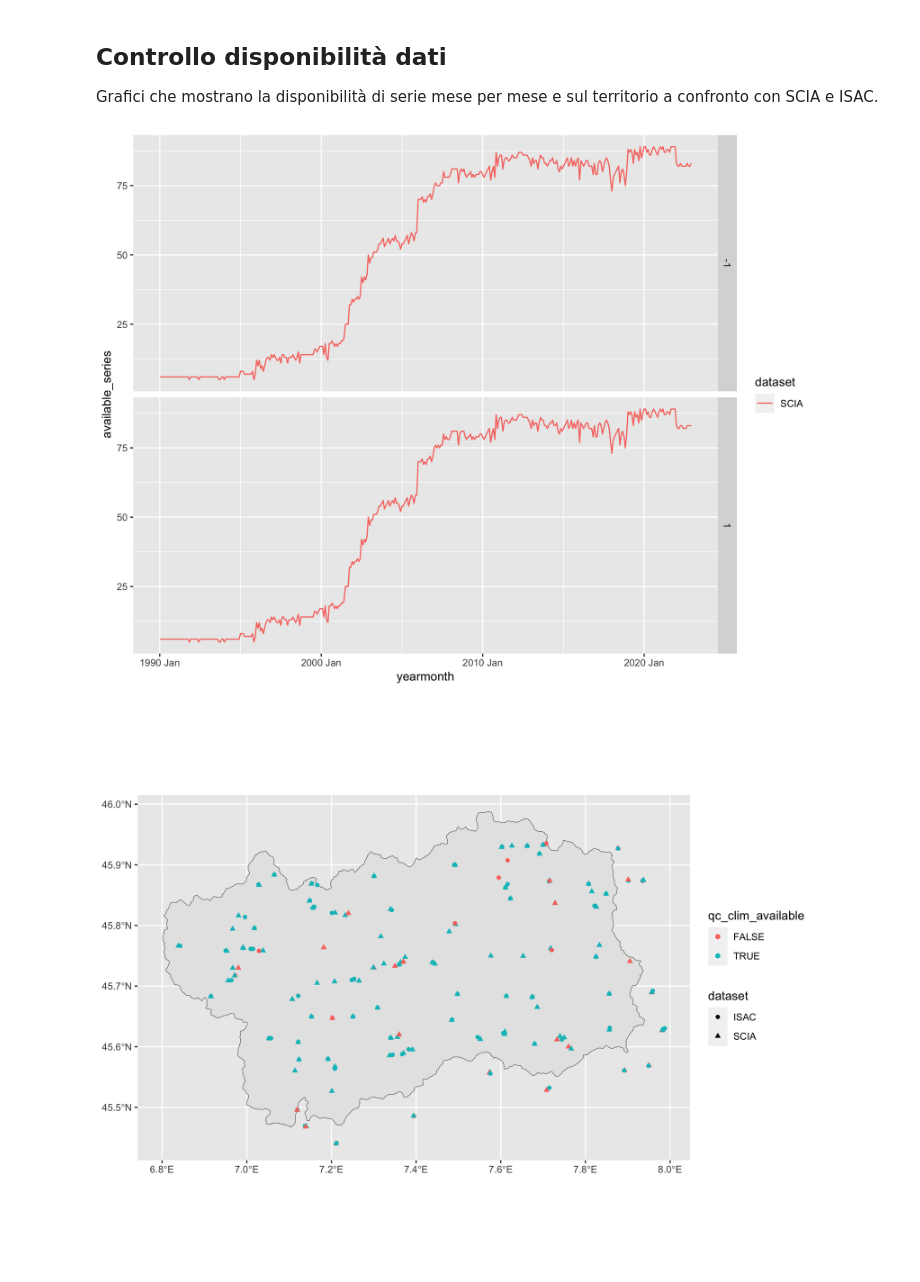
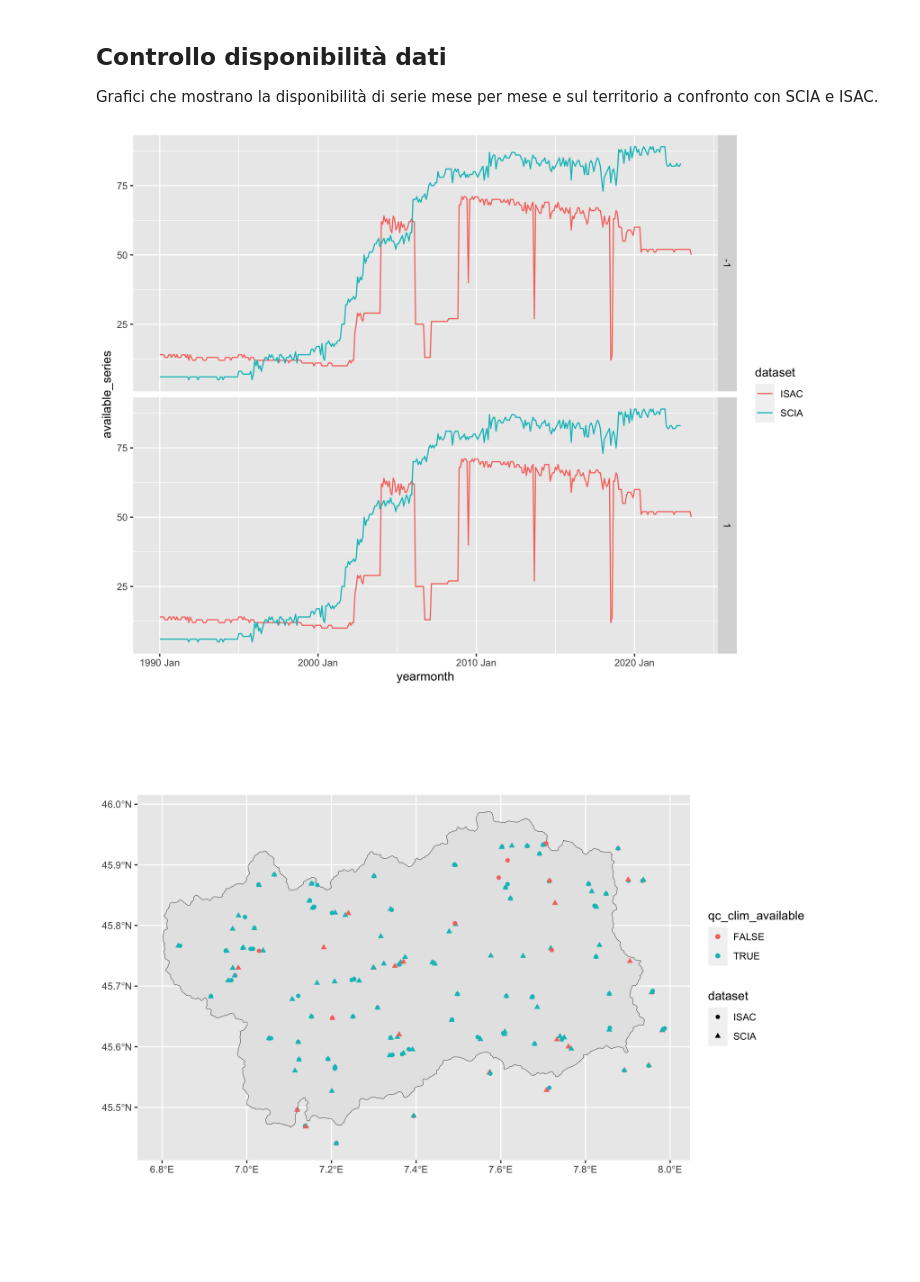
Before and after one commit to dnstudent/TesiMag, a Jupyter notebook: notebooks/integrazioni_regionali/vda/data_load.ipynb, the cells around one changed output. Saved outputs shown, nothing was run; the diff lists cells and outputs as text; code cells hidden in the pictures.

```diff
--- a/notebooks/integrazioni_regionali/vda/data_load.ipynb
+++ b/notebooks/integrazioni_regionali/vda/data_load.ipynb
@@ -69,14 +68,14 @@ Linking to GEOS 3.11.0, GDAL 3.5.3, PROJ 9.1.0; sf_use_s2() is TRUE
 Grafici che mostrano la disponibilità di serie mese per mese e sul territorio a confronto con SCIA e ISAC.
 # %%
 conn <- dbConnect(duckdb())
-stations <- query_checkpoint("SCIA", "metadata", "raw", conn) |> filter(state == "Valle D'Aosta")
-state_data <- query_checkpoint("SCIA", "data", "raw", conn) |>
+stations <- query_checkpoint(c("SCIA", "ISAC"), "metadata", "raw", conn) |> filter(state == "Valle D'Aosta")
+state_data <- query_checkpoint(c("SCIA", "ISAC"), "data", "raw", conn) |>
     filter(date >= as.Date("1990-01-01")) |>
     semi_join(stations, join_by(dataset == original_dataset, station_id == original_id))
 c(p, ymonthly_avail) %<-% ymonthly_availabilities(state_data)
 p
 # %% [output]
-[figure, old version]
+[figure, new version]
 # %%
 c(p, climats) %<-% spatial_availabilities(ymonthly_avail, stations, state_boundaries)
 p
```
Also changed, not shown: parts of 1 cell of this notebook.
